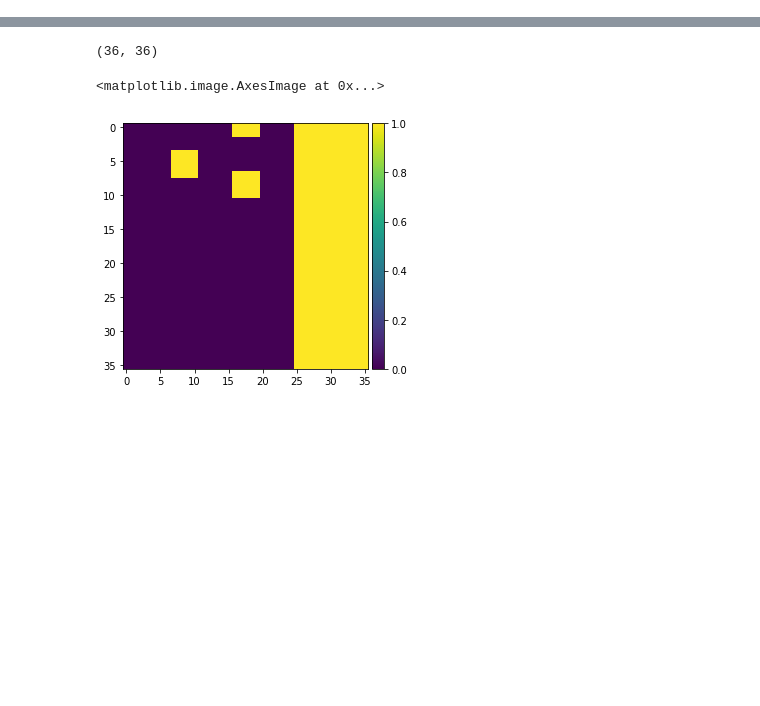
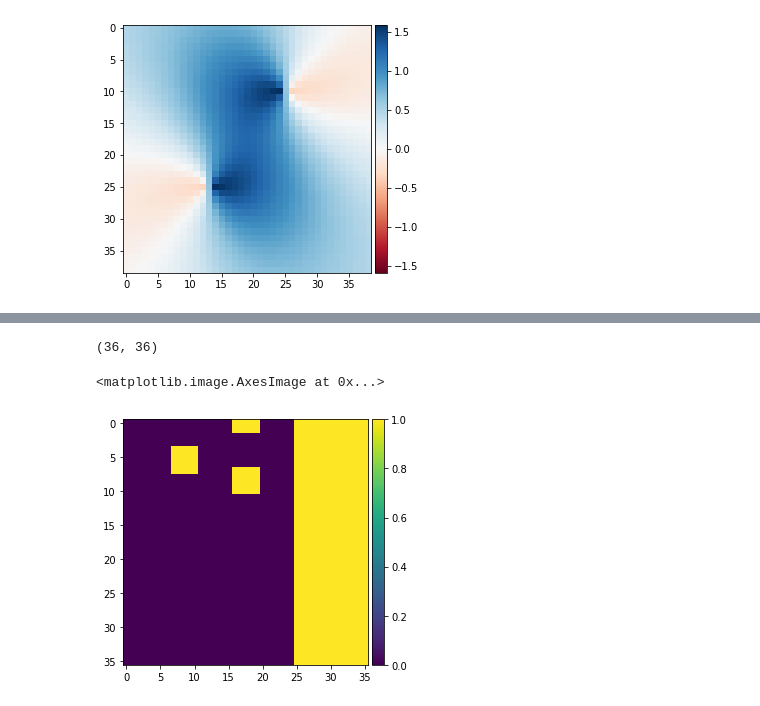
Before and after one commit to minerharry/AI_game_router, a Jupyter notebook: view_training_data.ipynb, the cells around one changed output, grey strips where cells are left out. Drawn from its saved outputs; the diff is of its cells as text; code cells hidden in the pictures; blank space fills up the shorter version.

```diff
--- a/view_training_data.ipynb
+++ b/view_training_data.ipynb
@@ -65,0 +66,4 @@ imshow(im);
+# %%
+imshow(x_grad);
+# %% [output]
+[figure, added]
```
Also changed, not shown: parts of 3 cells of this notebook.
